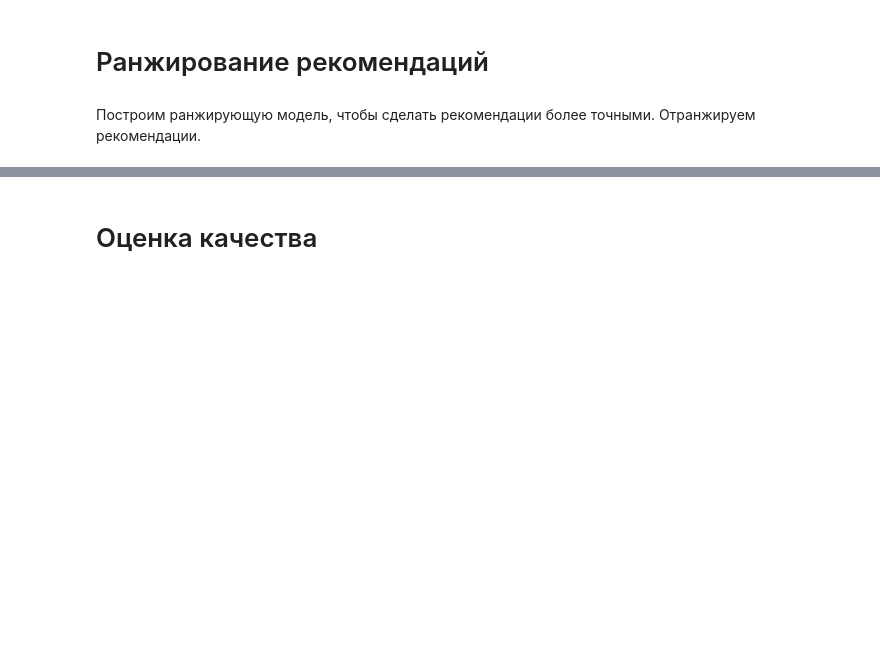
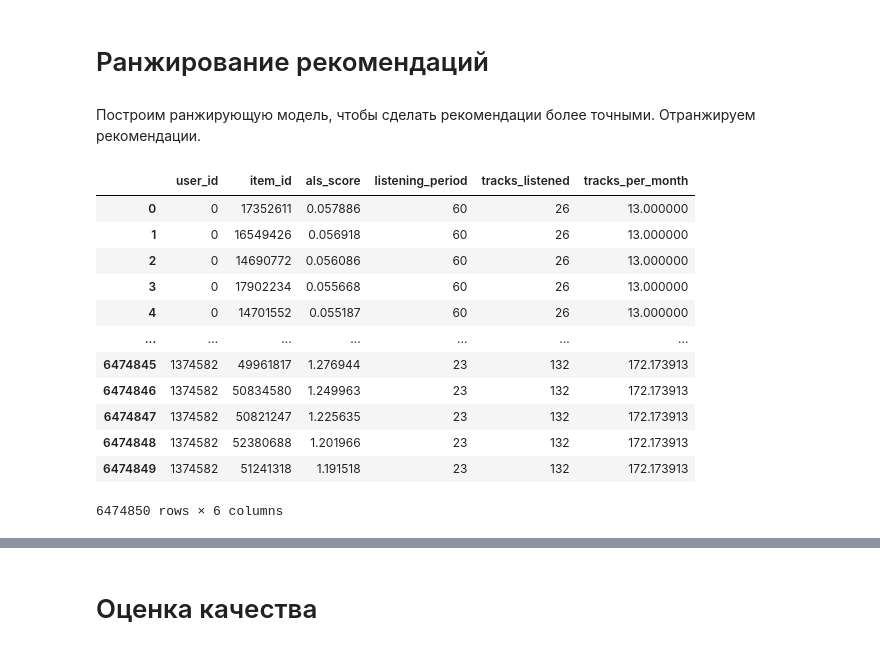
Before and after one commit to AndrushikB/mle-recsys-project, a Jupyter notebook: recommendations.ipynb, the cells around one changed output, grey strips where cells are left out. Drawn from its saved outputs; the diff is of its cells as text; code cells hidden in the pictures; blank space fills up the shorter version.

```diff
--- a/recommendations.ipynb
+++ b/recommendations.ipynb
@@ -460,3 +597,19 @@ Name: name, Length: 100, dtype: object
 # Построение признаков
 # %% [markdown]
 Построим три признака, можно больше, для ранжирующей модели.
+# %%
+def get_user_features(event):
+
+    """ считает пользовательские признаки """
+
+    user_features = event.groupby("user_id").agg(
+        listening_period=("started_at", lambda x: (x.max()-x.min()).days),
+        tracks_listened=("item_id", "count")
+    )
+
+    user_features["tracks_per_month"] = user_features["tracks_listened"] / (user_features["listening_period"] / 30)
+
+    return user_features
+# %%
+user_features_for_train = get_user_features(events_train)
+user_features_for_train
@@ -466,0 +642,25 @@ Name: name, Length: 100, dtype: object
+# %%
+# загружаем рекомендации от базового генератора
+als_recommendations = pd.read_parquet("personal_als.parquet")
+# %%
+candidates = pd.merge(
+    als_recommendations[["user_id", "item_id", "score"]].rename(columns={"score": "als_score"}),
+    user_features_for_train,
+    on="user_id",
+    how="left")
+# %%
+candidates
+# %% [output]
+|  | user_id | item_id | als_score | listening_period | tracks_listened | tracks_per_month |
+| 0 | 0 | 17352611 | 0.057886 | 60 | 26 | 13.000000 |
+| 1 | 0 | 16549426 | 0.056918 | 60 | 26 | 13.000000 |
+| 2 | 0 | 14690772 | 0.056086 | 60 | 26 | 13.000000 |
+| 3 | 0 | 17902234 | 0.055668 | 60 | 26 | 13.000000 |
+| 4 | 0 | 14701552 | 0.055187 | 60 | 26 | 13.000000 |
+| ... | ... | ... | ... | ... | ... | ... |
+| 6474845 | 1374582 | 49961817 | 1.276944 | 23 | 132 | 172.173913 |
+| 6474846 | 1374582 | 50834580 | 1.249963 | 23 | 132 | 172.173913 |
+| 6474847 | 1374582 | 50821247 | 1.225635 | 23 | 132 | 172.173913 |
+| 6474848 | 1374582 | 52380688 | 1.201966 | 23 | 132 | 172.173913 |
+| 6474849 | 1374582 | 51241318 | 1.191518 | 23 | 132 | 172.173913 |
+6474850 rows × 6 columns
```
Also changed, not shown: parts of 48 cells of this notebook, 4 other files.
